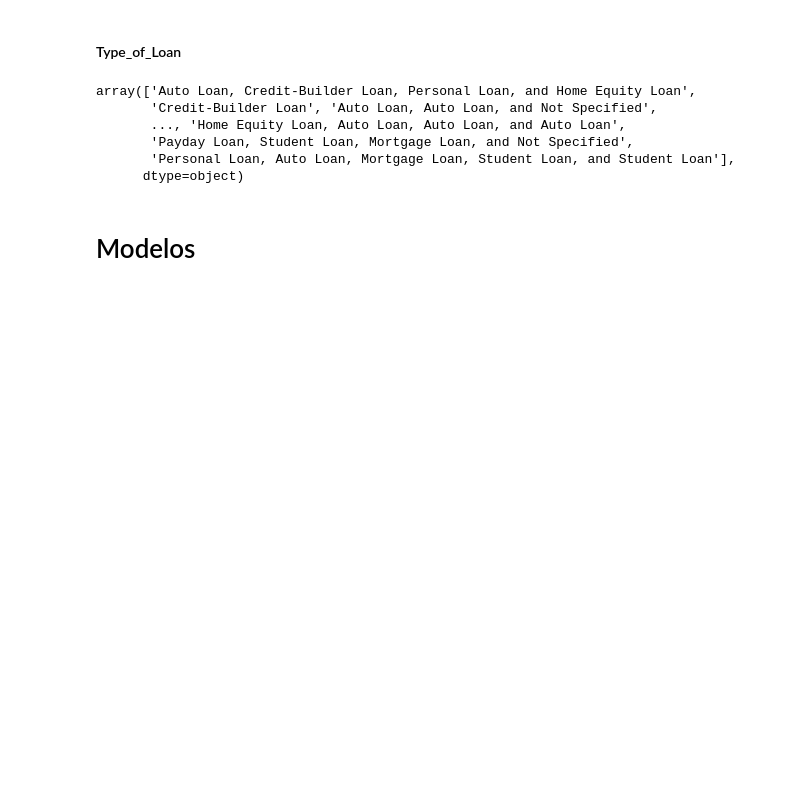
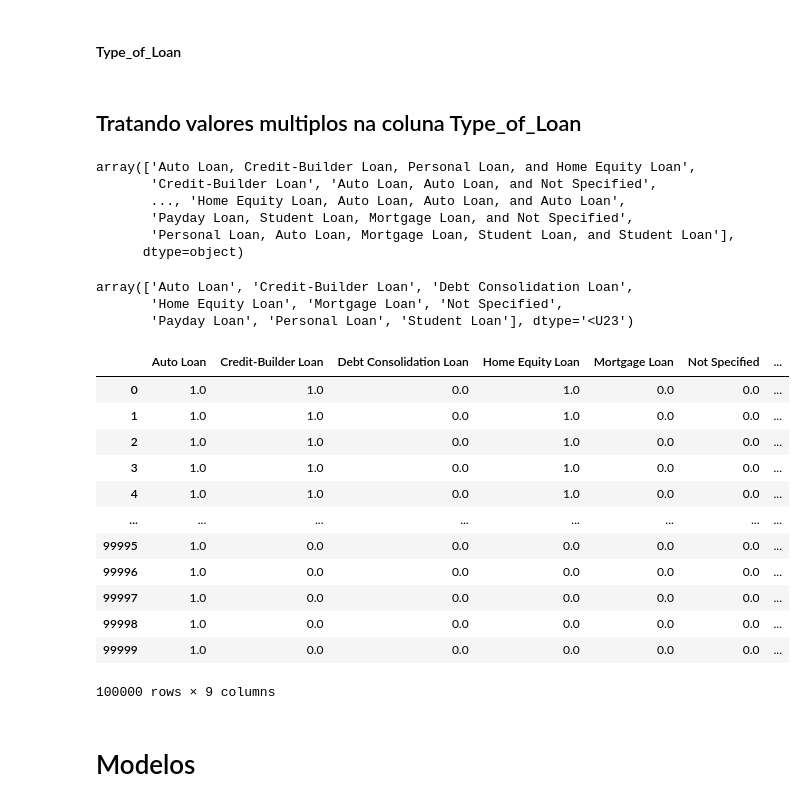
Before and after one commit to SLMath/Credit_Score-Analysis, a Jupyter notebook: credit_score.ipynb, the cells around one changed output. Saved outputs shown, nothing was run; the diff lists cells and outputs as text; code cells hidden in the pictures; blank space fills up the shorter version.

Commit message:
Tratando valores multiplos na coluna Type_of_Loan

```diff
--- a/credit_score.ipynb
+++ b/credit_score.ipynb
@@ -410,6 +410,8 @@ data_df['Monthly_Inhand_Salary'].isna().sum()
 0
 # %% [markdown]
 #### Type_of_Loan
+# %% [markdown]
+## Tratando valores multiplos na coluna Type_of_Loan
 # %%
 data_df['Type_of_Loan'].unique()
 # %% [output]
@@ -419,5 +421,42 @@ array(['Auto Loan, Credit-Builder Loan, Personal Loan, and Home Equity Loan',
        'Payday Loan, Student Loan, Mortgage Loan, and Not Specified',
        'Personal Loan, Auto Loan, Mortgage Loan, Student Loan, and Student Loan'],
       dtype=object)
+# %%
+tipos_emprestimo = np.unique([
+    texto
+    for lista_texto in pd.Series(data_df['Type_of_Loan'].dropna().unique())\
+        .str.replace(', and', ',')\
+        .str.split(', ')
+    for texto in lista_texto
+])
+tipos_emprestimo
+# %% [output]
+array(['Auto Loan', 'Credit-Builder Loan', 'Debt Consolidation Loan',
+       'Home Equity Loan', 'Mortgage Loan', 'Not Specified',
+       'Payday Loan', 'Personal Loan', 'Student Loan'], dtype='<U23')
+# %%
+data_df[tipos_emprestimo] = data_df['Type_of_Loan'].dropna().apply(
+    lambda valor:
+        pd.Series([
+            tipo in valor for tipo in tipos_emprestimo
+        ], index= tipos_emprestimo)
+).astype(int)
+data_df = data_df.drop(columns= 'Type_of_Loan')
+
+data_df[tipos_emprestimo]
+# %% [output]
+|  | Auto Loan | Credit-Builder Loan | Debt Consolidation Loan | Home Equity Loan | Mortgage Loan | Not Specified | ... |
+| 0 | 1.0 | 1.0 | 0.0 | 1.0 | 0.0 | 0.0 | ... |
+| 1 | 1.0 | 1.0 | 0.0 | 1.0 | 0.0 | 0.0 | ... |
+| 2 | 1.0 | 1.0 | 0.0 | 1.0 | 0.0 | 0.0 | ... |
+| 3 | 1.0 | 1.0 | 0.0 | 1.0 | 0.0 | 0.0 | ... |
+| 4 | 1.0 | 1.0 | 0.0 | 1.0 | 0.0 | 0.0 | ... |
+| ... | ... | ... | ... | ... | ... | ... | ... |
+| 99995 | 1.0 | 0.0 | 0.0 | 0.0 | 0.0 | 0.0 | ... |
+| 99996 | 1.0 | 0.0 | 0.0 | 0.0 | 0.0 | 0.0 | ... |
+| 99997 | 1.0 | 0.0 | 0.0 | 0.0 | 0.0 | 0.0 | ... |
+| 99998 | 1.0 | 0.0 | 0.0 | 0.0 | 0.0 | 0.0 | ... |
+| 99999 | 1.0 | 0.0 | 0.0 | 0.0 | 0.0 | 0.0 | ... |
+100000 rows × 9 columns
 # %% [markdown]
 # Modelos
```
